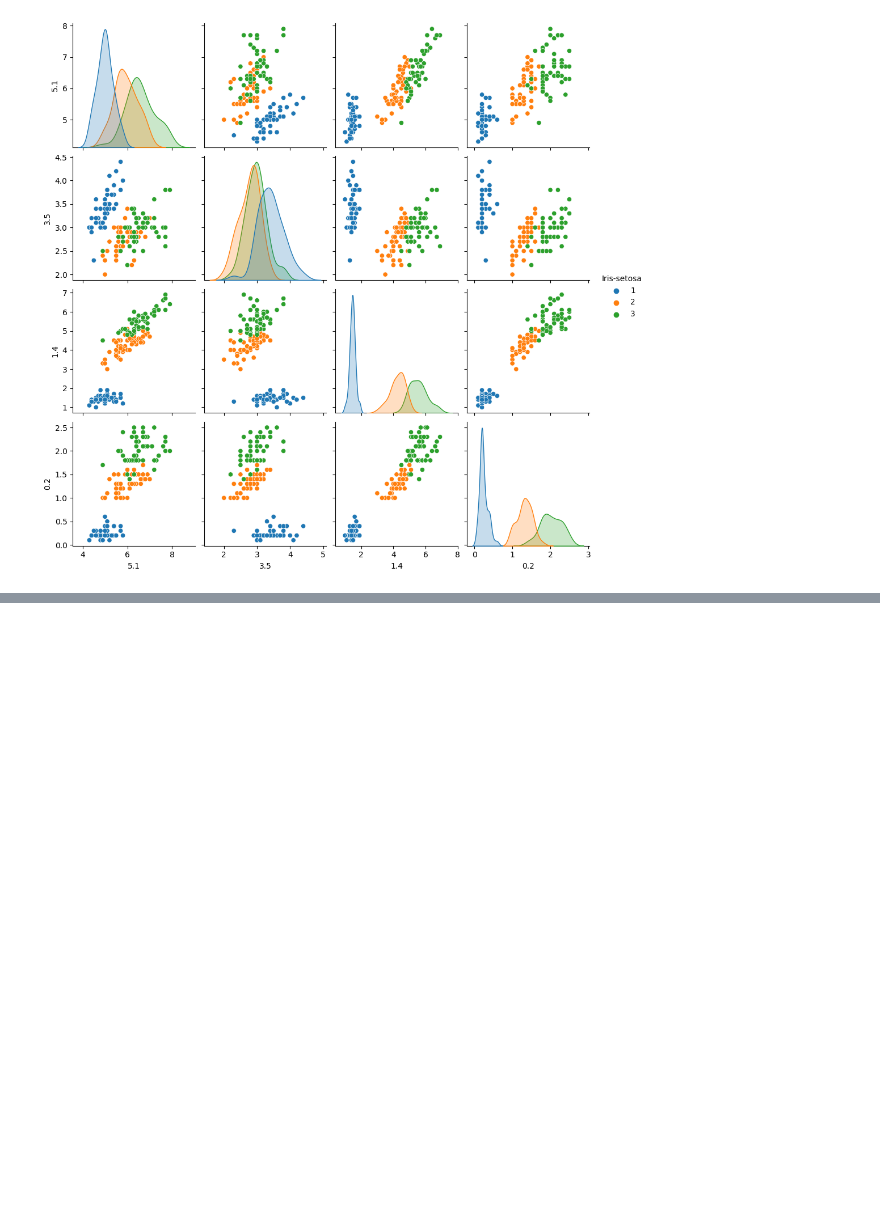
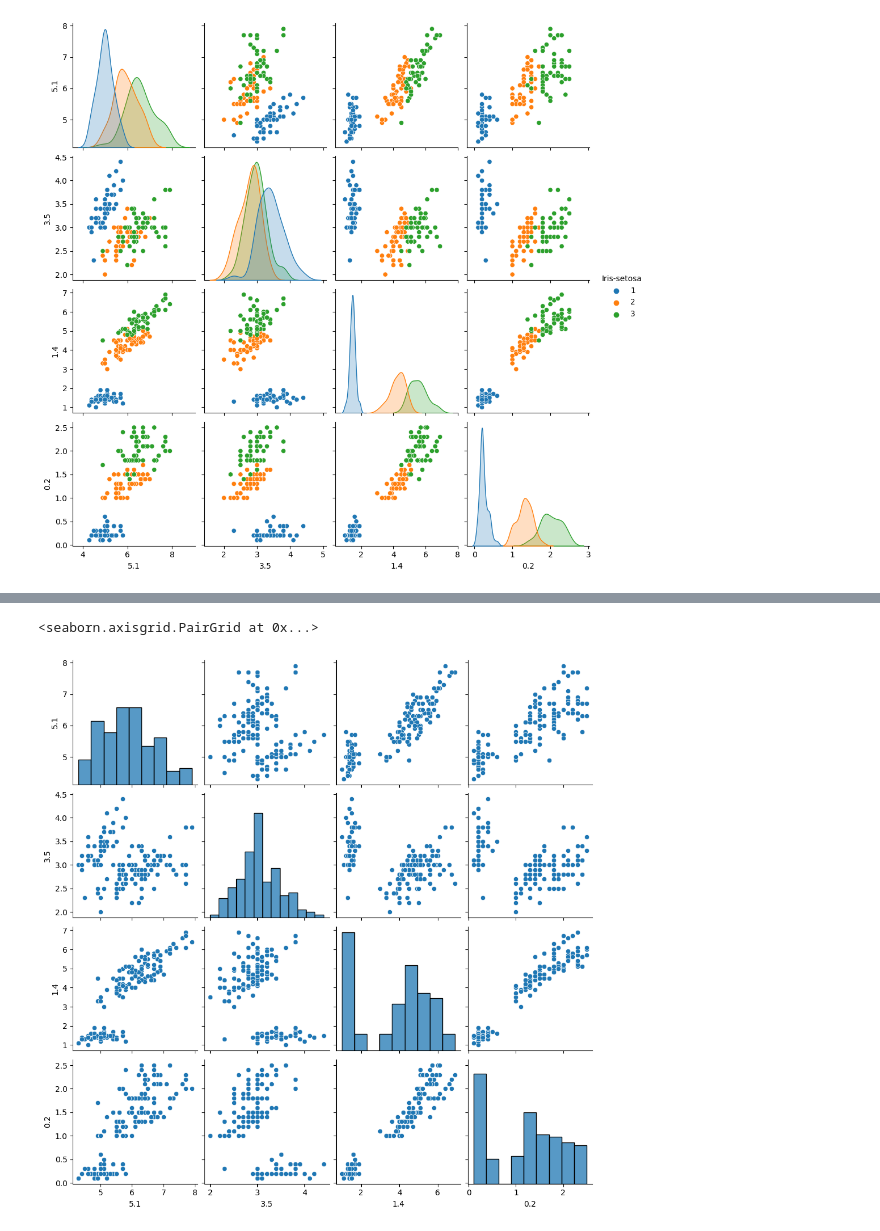
Before and after one commit to azaz9026/Machine_Learning_Algorithms, a Jupyter notebook: Logistics Regression/Multiclass_Classification.ipynb, the cells around one changed output, grey strips where cells are left out. Saved outputs shown, nothing was run; the diff lists cells and outputs as text; code cells hidden in the pictures; blank space fills up the shorter version.

```diff
--- a/Logistics Regression/Multiclass_Classification.ipynb
+++ b/Logistics Regression/Multiclass_Classification.ipynb
@@ -112,0 +160,5 @@ sns.pairplot(data[['5.1' ,	'3.5' ,	'1.4' ,	'0.2' , 'Iris-setosa']] , hue='Iris-s
+# %%
+sns.pairplot(data)
+# %% [output]
+<seaborn.axisgrid.PairGrid at 0x...>
+[figure, added]
```
Also changed, not shown: parts of 12 cells of this notebook.
